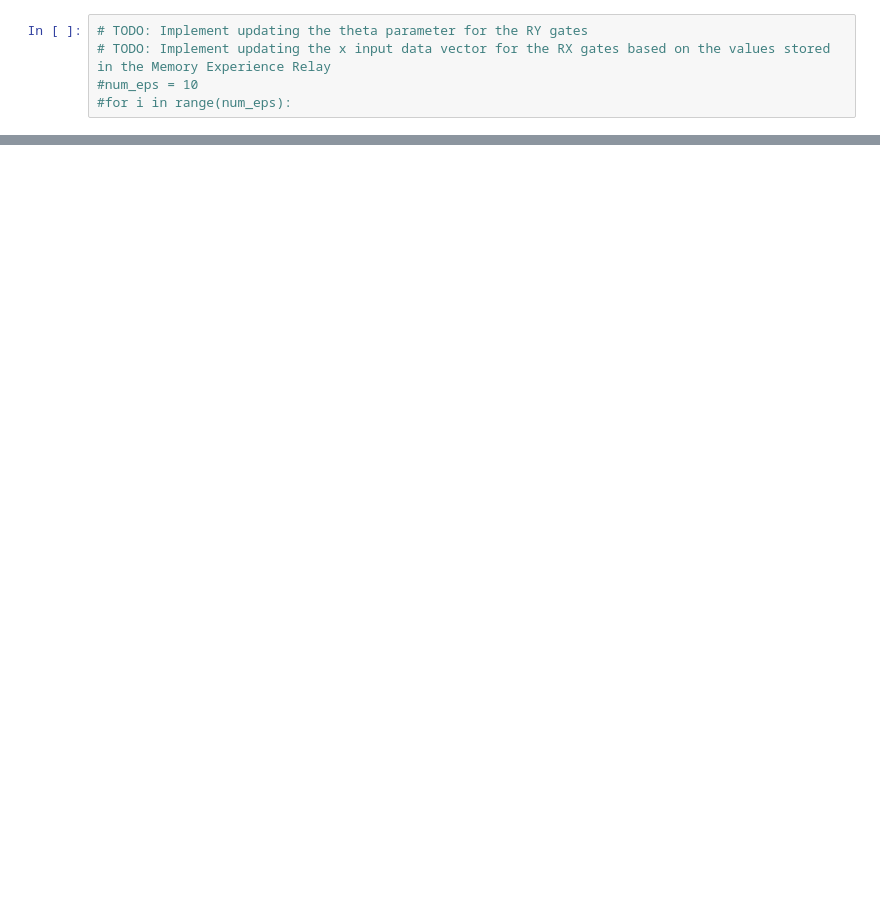
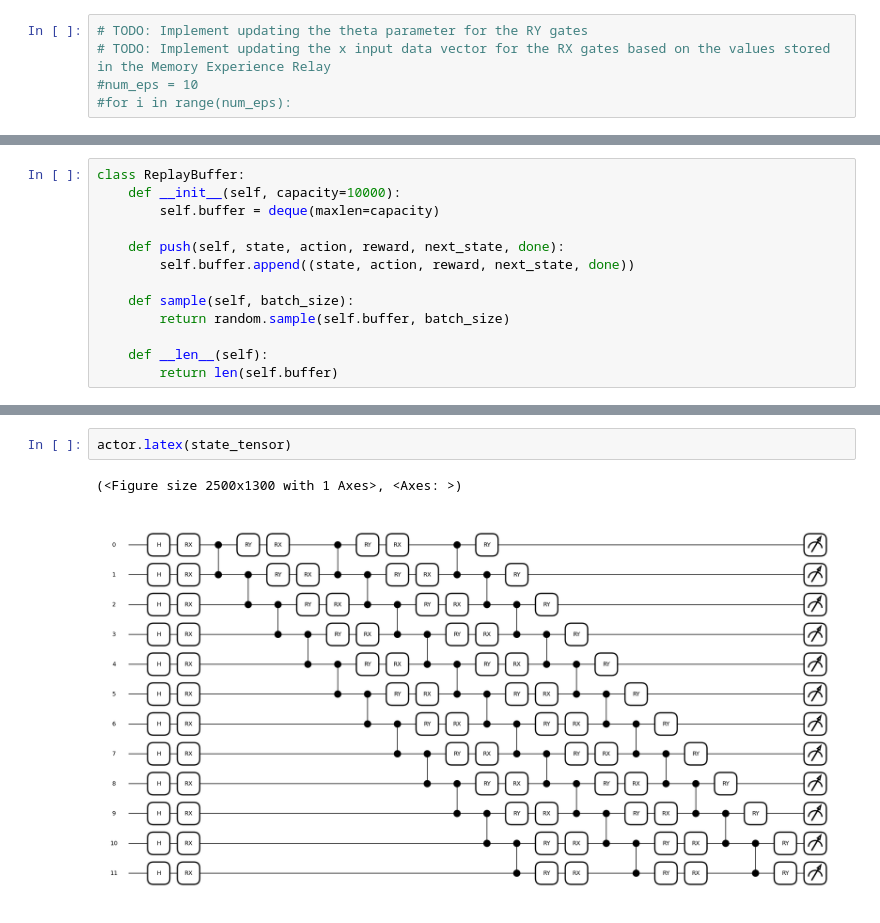
Before and after one commit to piersk/EEEN40290_Thesis, a Jupyter notebook: qml_lqdrl/PennyLane_LQDRL.ipynb, the cells around one changed output, grey strips where cells are left out. Drawn from its saved outputs; the diff is of its cells as text; blank space fills up the shorter version.

```diff
--- a/qml_lqdrl/PennyLane_LQDRL.ipynb
+++ b/qml_lqdrl/PennyLane_LQDRL.ipynb
@@ -202,0 +215,13 @@ Loss: -1.3322676295501878e-15
+# %%
+class ReplayBuffer:
+    def __init__(self, capacity=10000):
+        self.buffer = deque(maxlen=capacity)
+
+    def push(self, state, action, reward, next_state, done):
+        self.buffer.append((state, action, reward, next_state, done))
+
+    def sample(self, batch_size):
+        return random.sample(self.buffer, batch_size)
+
+    def __len__(self):
+        return len(self.buffer)
@@ -202,0 +327,5 @@ Loss: -1.3322676295501878e-15
+# %%
+actor.latex(state_tensor)
+# %% [output]
+(<Figure size 2500x1300 with 1 Axes>, <Axes: >)
+[figure, added]
```
Also changed, not shown: parts of 12 cells of this notebook.
